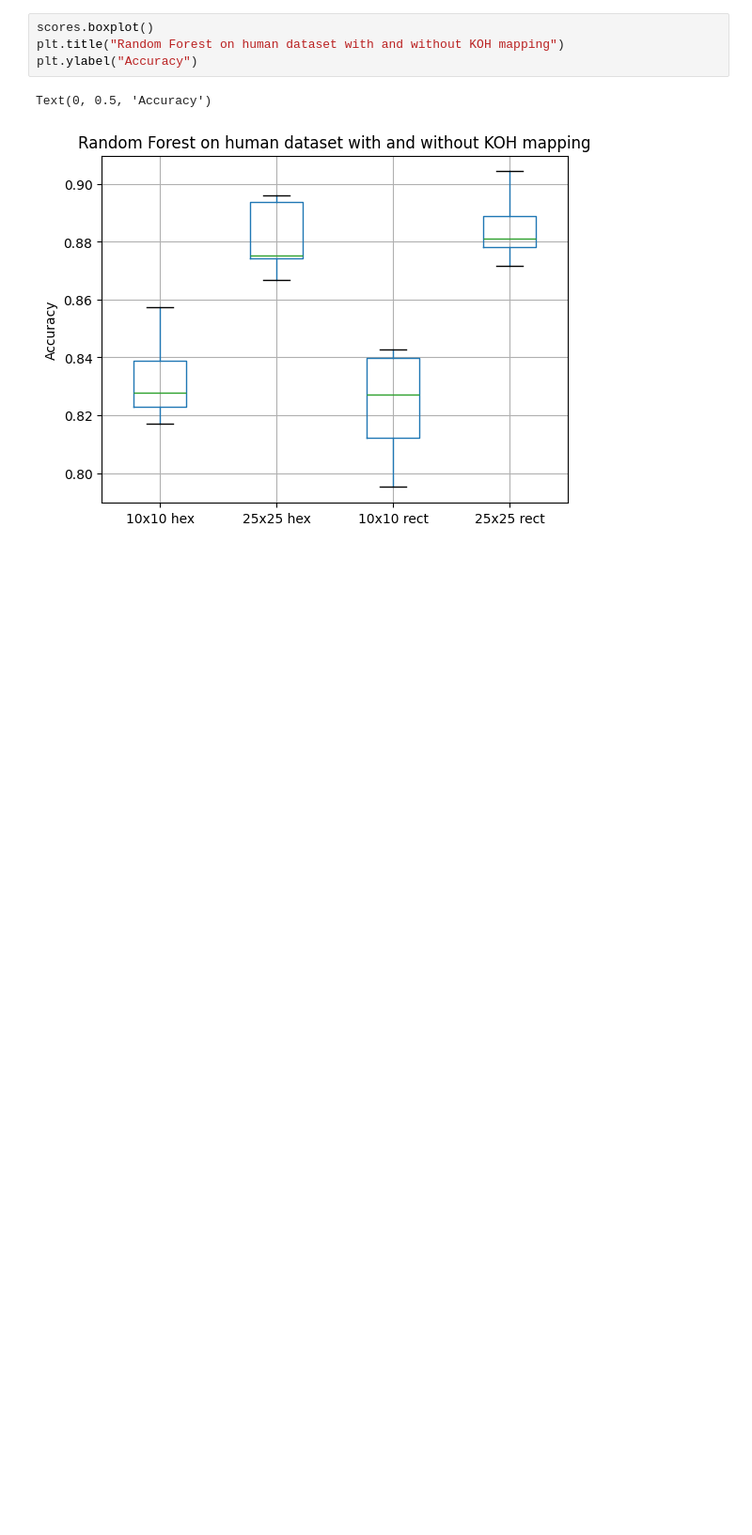
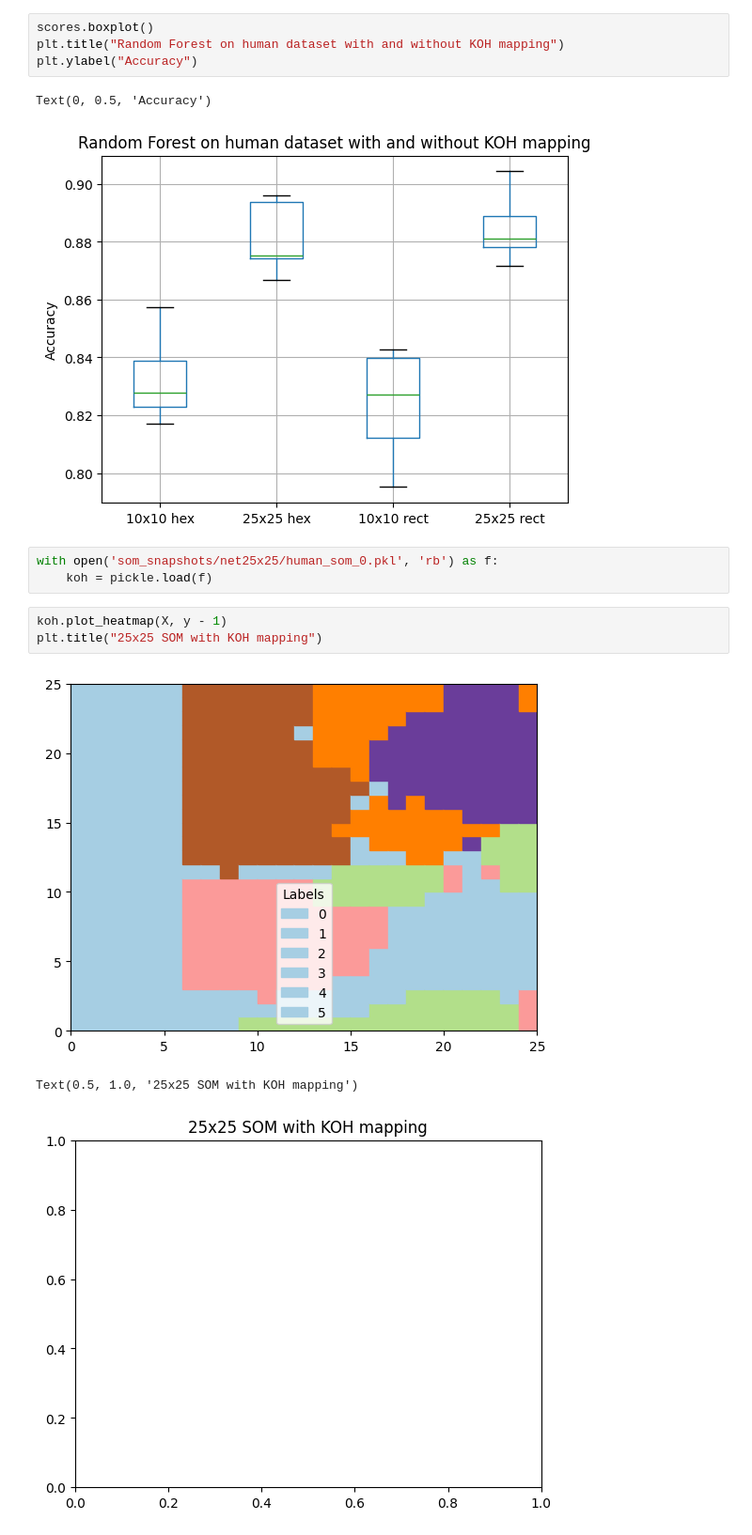
Before and after one commit to Fersoil/miowad, a Jupyter notebook: KOH/human_eval.ipynb, the cells around one changed output. Shown: that part at 94% size. Saved outputs shown, nothing was run; the diff lists cells and outputs as text; blank space fills up the shorter version.

```diff
--- a/KOH/human_eval.ipynb
+++ b/KOH/human_eval.ipynb
@@ -390,3 +402,13 @@ plt.ylabel("Accuracy")
 # %% [output]
 Text(0, 0.5, 'Accuracy')
 [figure]
+# %%
+with open('som_snapshots/net25x25/human_som_0.pkl', 'rb') as f:
+    koh = pickle.load(f)
+# %%
+koh.plot_heatmap(X, y - 1)
+plt.title("25x25 SOM with KOH mapping")
+# %% [output]
+[figure, added]
+Text(0.5, 1.0, '25x25 SOM with KOH mapping')
+[figure, added]
```
Also changed, not shown: parts of 3 cells of this notebook, 7 other files.
